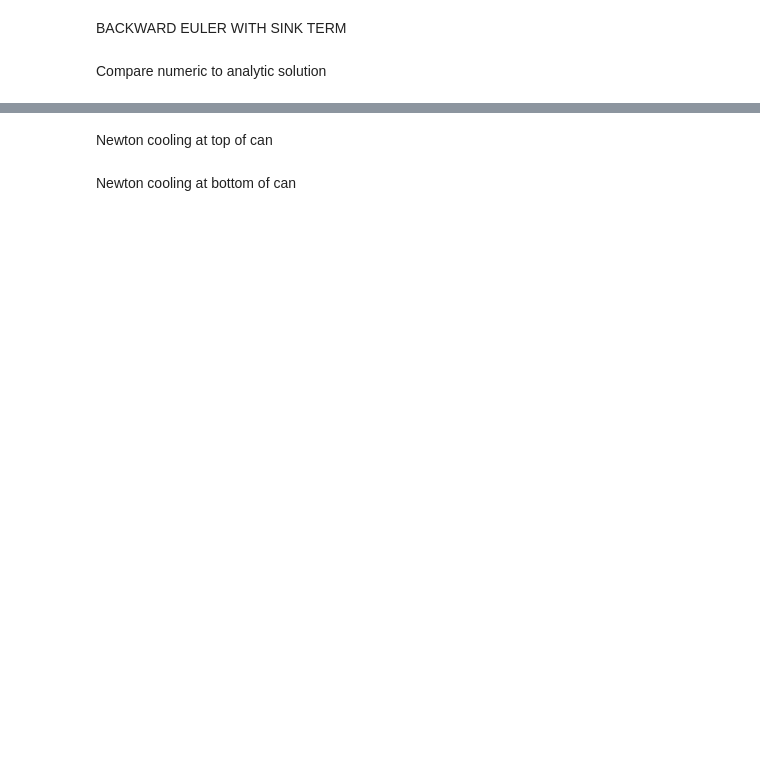
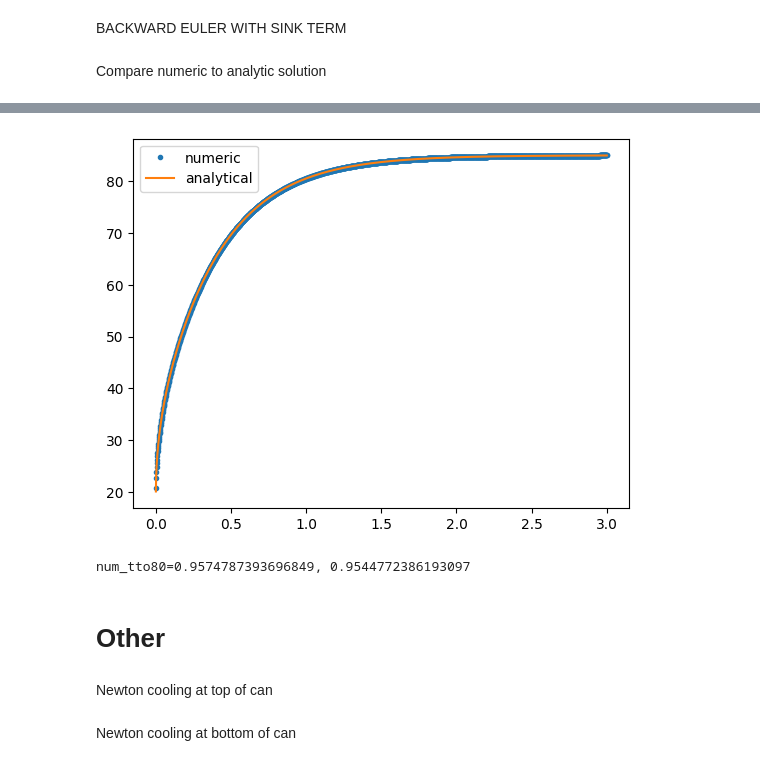
Before and after one commit to markalvaress/Drinks_Cans_IM, a Jupyter notebook: Consolidated_Code_Oct24.ipynb, the cells around one changed output, grey strips where cells are left out. Saved outputs shown, nothing was run; the diff lists cells and outputs as text; code cells hidden in the pictures; blank space fills up the shorter version.

```diff
--- a/Consolidated_Code_Oct24.ipynb
+++ b/Consolidated_Code_Oct24.ipynb
@@ -107,0 +121,37 @@ plt.show()
+# %%
+def create_analytic_avg_temp(b0, bL, L, D, n_summation = 200):
+    """Returns the analytic function describing the average temperature at times t"""
+    def U_avg_analyt(t):
+        """t is in seconds. Must be an np.array"""
+        u_d = b0 - bL
+        sol = b0 - u_d/2
+
+        for k in range(n_summation):
+            sol -= 4*u_d/np.pi**2 * np.exp(-((2*k + 1)*np.pi/L)**2 * D * t) / (2*k + 1)**2
+
+        return sol
+
+    return U_avg_analyt
+# %%
+def create_numeric_avtemp_fn(U, T, Nt_points, dx):
+    """Returns the numeric function describing the average temperature at times t"""
+    def avg_temp_numeric(t):
+        """t is in seconds. Must be an np.array"""
+        Ut = U[:, time_to_index(t)]
+
+        # trapezoid rule
+        avtemp = np.sum(dx * 0.5 * (Ut[:-1, :] + Ut[1:, :]), axis = 0) # sum along columns, i.e. sum along all x
+        return avtemp
+
+    return avg_temp_numeric
+# %%
+avg_temp_analytic = create_analytic_avg_temp(b0, bL, L, D)
+avg_temp_numeric = create_numeric_avtemp_fn(U, T, Nt_points, dx = 1/(Nx_points - 1))
+
+t = np.linspace(0, T, Nt_points)
+plt.plot(t, avg_temp_numeric(t), ".", label = "numeric")
+plt.plot(t, avg_temp_analytic(t), "-", label = "analytical")
+plt.legend()
+plt.show()
+# %% [output]
+[figure, added]
@@ -108,3 +166,12 @@ plt.show()
+# %%
+num_tto80 = time_to_temp(avg_temp_numeric(t), 80)
+analyt_tto80 = time_to_temp(avg_temp_analytic(t), 80)
+
+print(f"{num_tto80=}, {analyt_tto80}")
+# %% [output]
+num_tto80=0.9574787393696849, 0.9544772386193097
+# %% [markdown]
+# Other
 # %% [markdown]
 Newton cooling at top of can
 # %%
```
Also changed, not shown: parts of 10 cells of this notebook, 1 other file.
